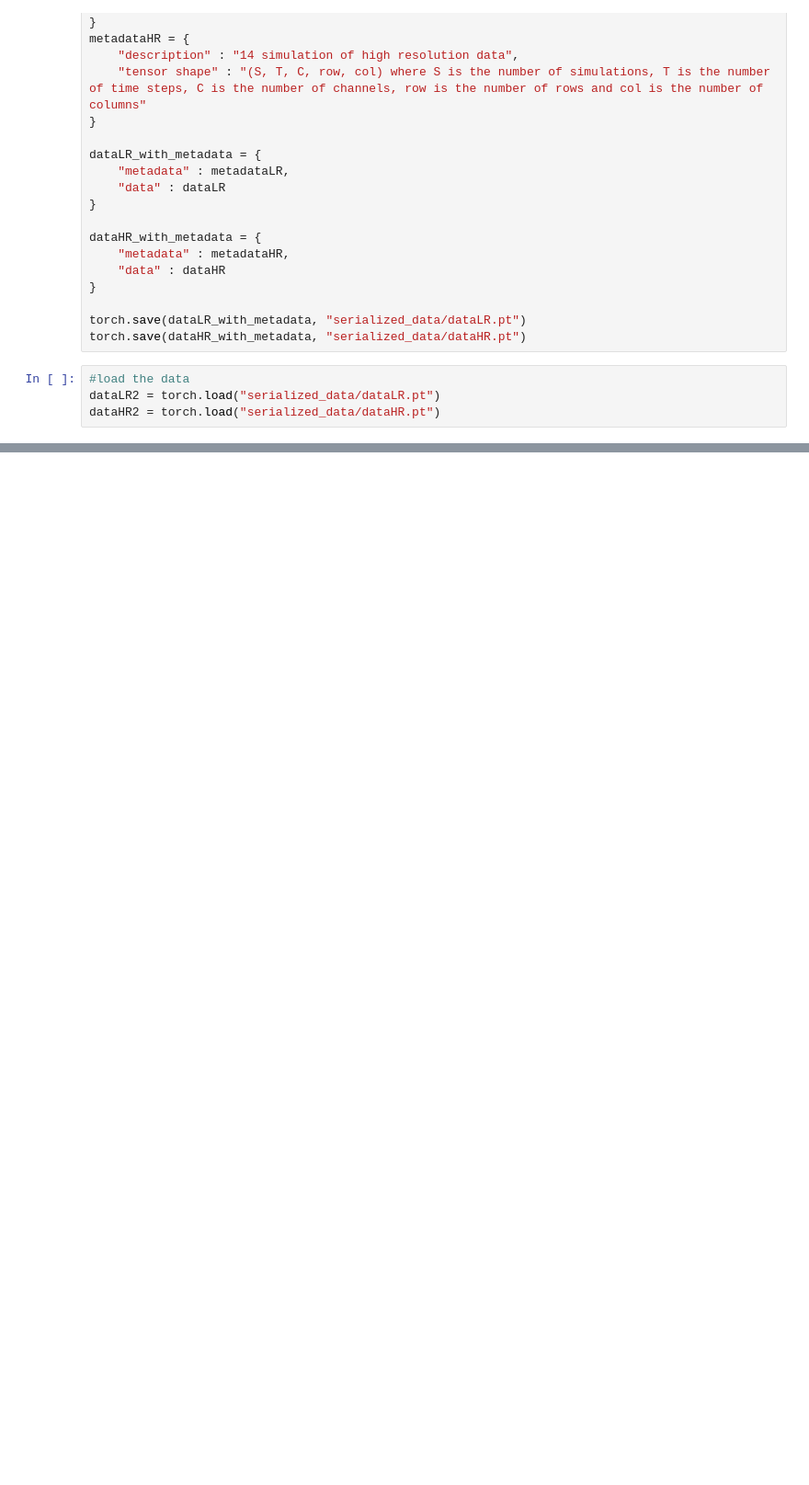
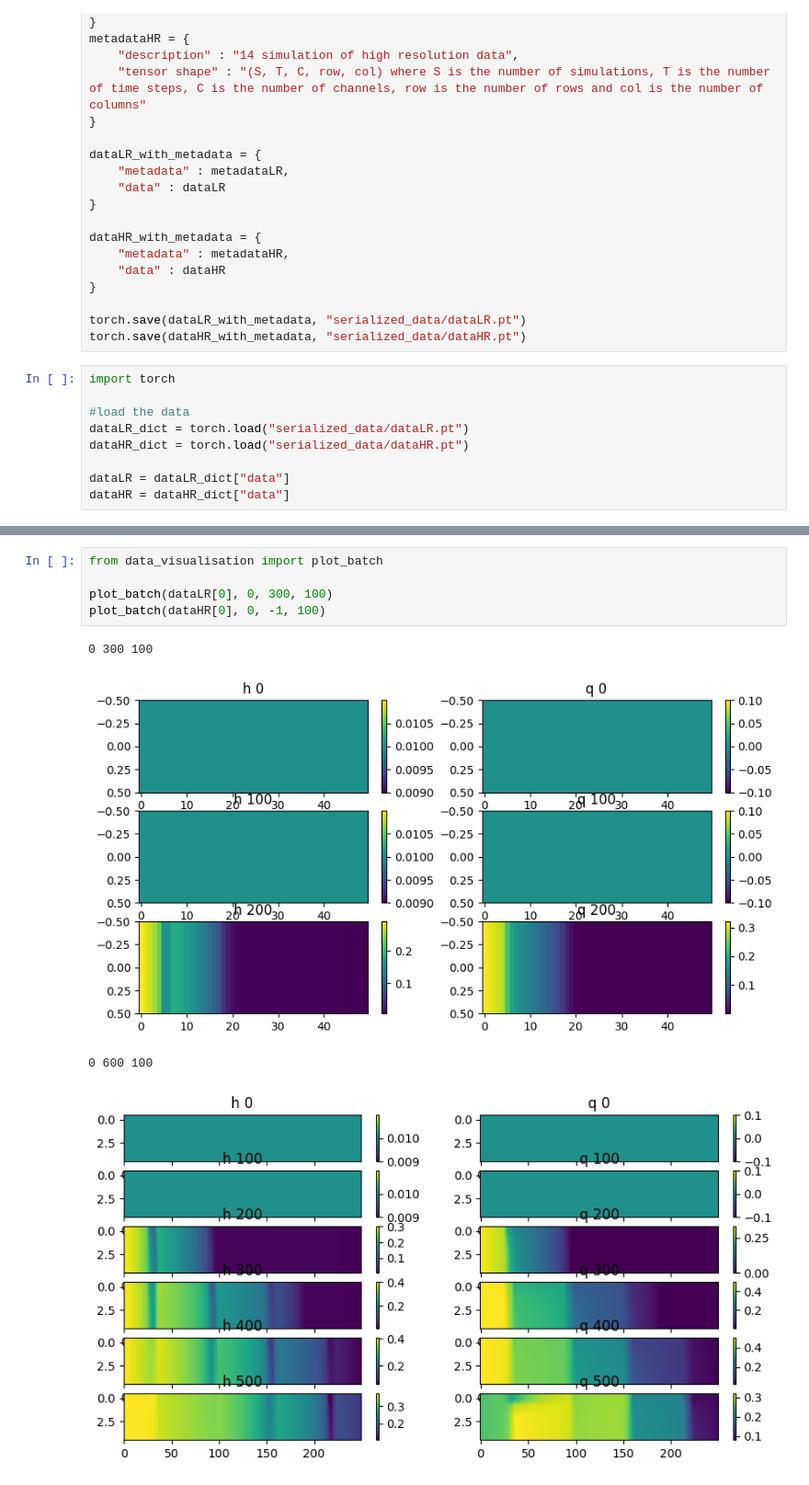
Before and after one commit to MaximeD34/downscaling, a Jupyter notebook: data_preprocessing.ipynb, the cells around one changed output, grey strips where cells are left out. Shown: that part at 92% size. Drawn from its saved outputs; the diff is of its cells as text; blank space fills up the shorter version.

```diff
--- a/data_preprocessing.ipynb
+++ b/data_preprocessing.ipynb
@@ -37,6 +37,11 @@ dataHR_with_metadata = {
 torch.save(dataLR_with_metadata, "serialized_data/dataLR.pt")
 torch.save(dataHR_with_metadata, "serialized_data/dataHR.pt")
 # %%
+import torch
+
 #load the data
-dataLR2 = torch.load("serialized_data/dataLR.pt")
-dataHR2 = torch.load("serialized_data/dataHR.pt")
+dataLR_dict = torch.load("serialized_data/dataLR.pt")
+dataHR_dict = torch.load("serialized_data/dataHR.pt")
+
+dataLR = dataLR_dict["data"]
+dataHR = dataHR_dict["data"]
@@ -42,0 +59,10 @@ dataHR2 = torch.load("serialized_data/dataHR.pt")
+# %%
+from data_visualisation import plot_batch
+
+plot_batch(dataLR[0], 0, 300, 100)
+plot_batch(dataHR[0], 0, -1, 100)
+# %% [output]
+0 300 100
+[figure, added]
+0 600 100
+[figure, added]
```
Also changed, not shown: parts of 2 cells of this notebook.
